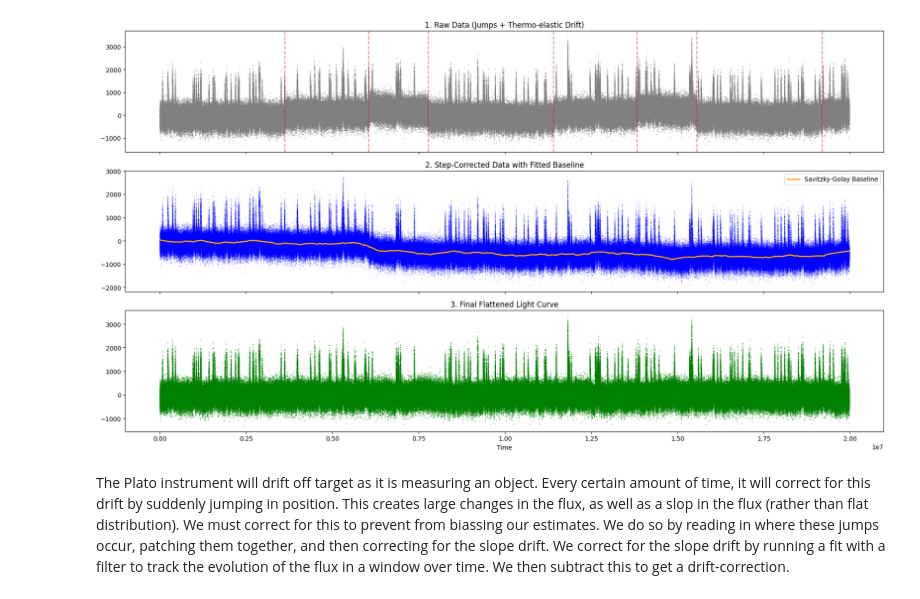
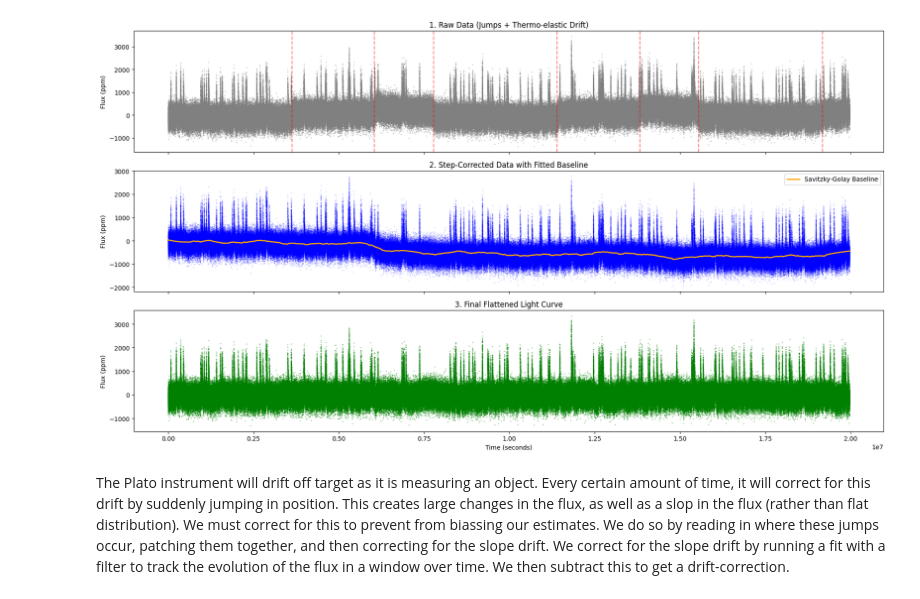
Before and after one commit to rosenberg9/computational_astrobiology_belgrade, a Jupyter notebook: PlatoLightCurves/scripts/preparation/preprocessing.ipynb, the cells around one changed output. Saved outputs shown, nothing was run; the diff lists cells and outputs as text; code cells hidden in the pictures.

```diff
--- a/PlatoLightCurves/scripts/preparation/preprocessing.ipynb
+++ b/PlatoLightCurves/scripts/preparation/preprocessing.ipynb
@@ -49,9 +50,6 @@ def correct_jumps(time, flux, jumps, window=50):
         flux_corrected[idx:] += offset
 
     return flux_corrected
-
-from scipy.signal import savgol_filter
-from scipy.interpolate import interp1d
 
 def correct_slope(time, flux, bin_size=100, original_window=90001, polyorder=2):
     """
@@ -81,36 +79,39 @@ def correct_slope(time, flux, bin_size=100, original_window=90001, polyorder=2):
     return flux_detrended, baseline_full
 
 # 1. Apply the jump correction just like before
 flux_no_jumps = correct_jumps(time, flux, jump_indices)
 
 # 2. Apply the slope correction
 flux_final, fitted_baseline = correct_slope(time, flux_no_jumps, bin_size=100, original_window=50001)
 
 # 3. Plotting the pipeline
 fig, axes = plt.subplots(3, 1, figsize=(18, 10), sharex=True)
 
 # Top: Raw Data
 axes[0].scatter(time, flux, s=0.1, color='gray')
 axes[0].set_title("1. Raw Data (Jumps + Thermo-elastic Drift)")
 for j in jump_indices:
     if j < len(time):
         axes[0].axvline(time[j], color='red', linestyle='--', alpha=0.5)
 
+axes[0].set_ylabel("Flux (ppm)")
+
 # Middle: Jumps Corrected + Overlay of Slope Fit
 axes[1].scatter(time, flux_no_jumps, s=0.1, color='blue', alpha=0.4)
 axes[1].plot(time, fitted_baseline, color='orange', linewidth=2, label="Savitzky-Golay Baseline")
 axes[1].set_title("2. Step-Corrected Data with Fitted Baseline")
 axes[1].legend()
+axes[1].set_ylabel("Flux (ppm)")
 
 # Bottom: Fully Detrended
 axes[2].scatter(time, flux_final, s=0.1, color='green')
 axes[2].set_title("3. Final Flattened Light Curve")
-axes[2].set_xlabel("Time")
-
+axes[2].set_xlabel("Time (seconds)")
+axes[2].set_ylabel("Flux (ppm)")
 plt.tight_layout()
 plt.show()
 # %% [output]
-[figure, old version]
+[figure, new version]
 # %% [markdown]
 The Plato instrument will drift off target as it is measuring an object. Every certain amount of time, it will correct for this drift by suddenly jumping in position. This creates large changes in the flux, as well as a slop in the flux (rather than flat distribution). We must correct for this to prevent from biassing our estimates. We do so by reading in where these jumps occur, patching them together, and then correcting for the slope drift. We correct for the slope drift by running a fit with a filter to track the evolution of the flux in a window over time. We then subtract this to get a drift-correction.
 # %%
```
Also changed, not shown: parts of 1 cell of this notebook, 13 other files.
